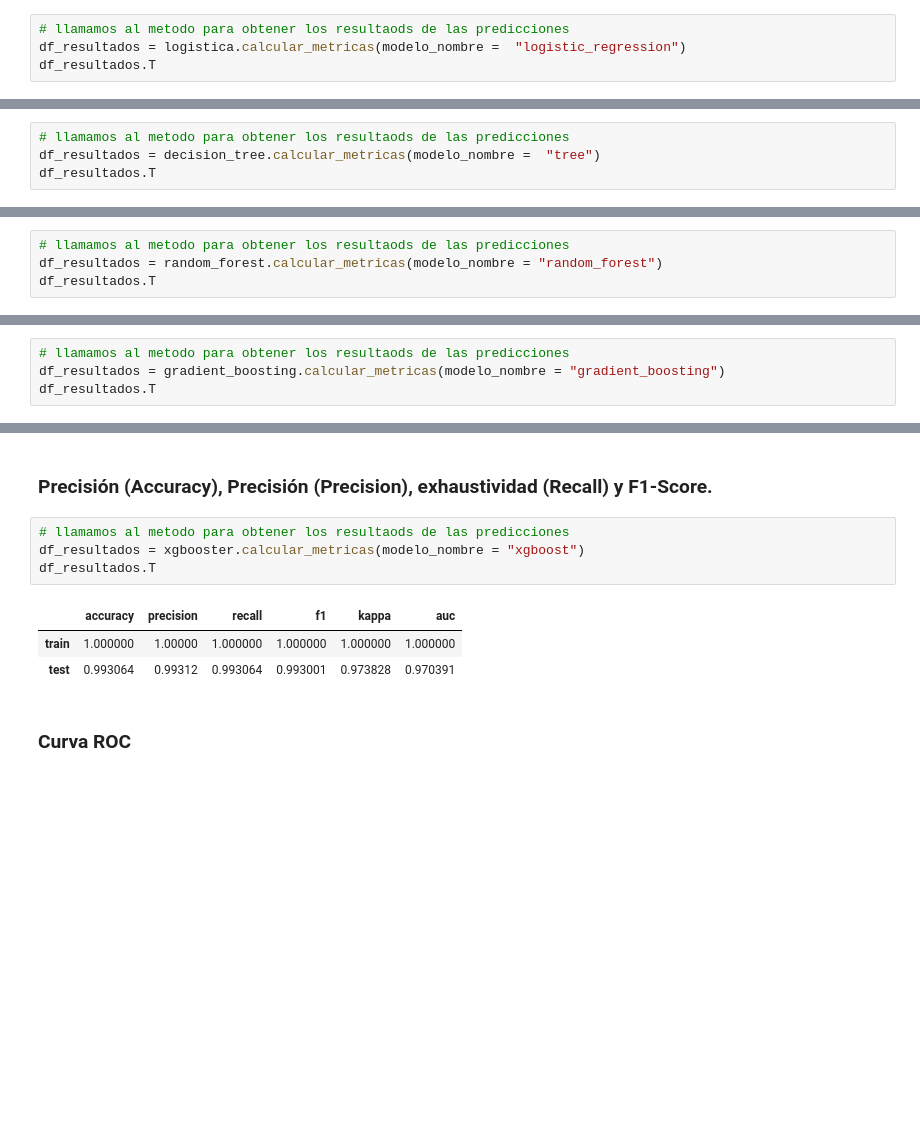
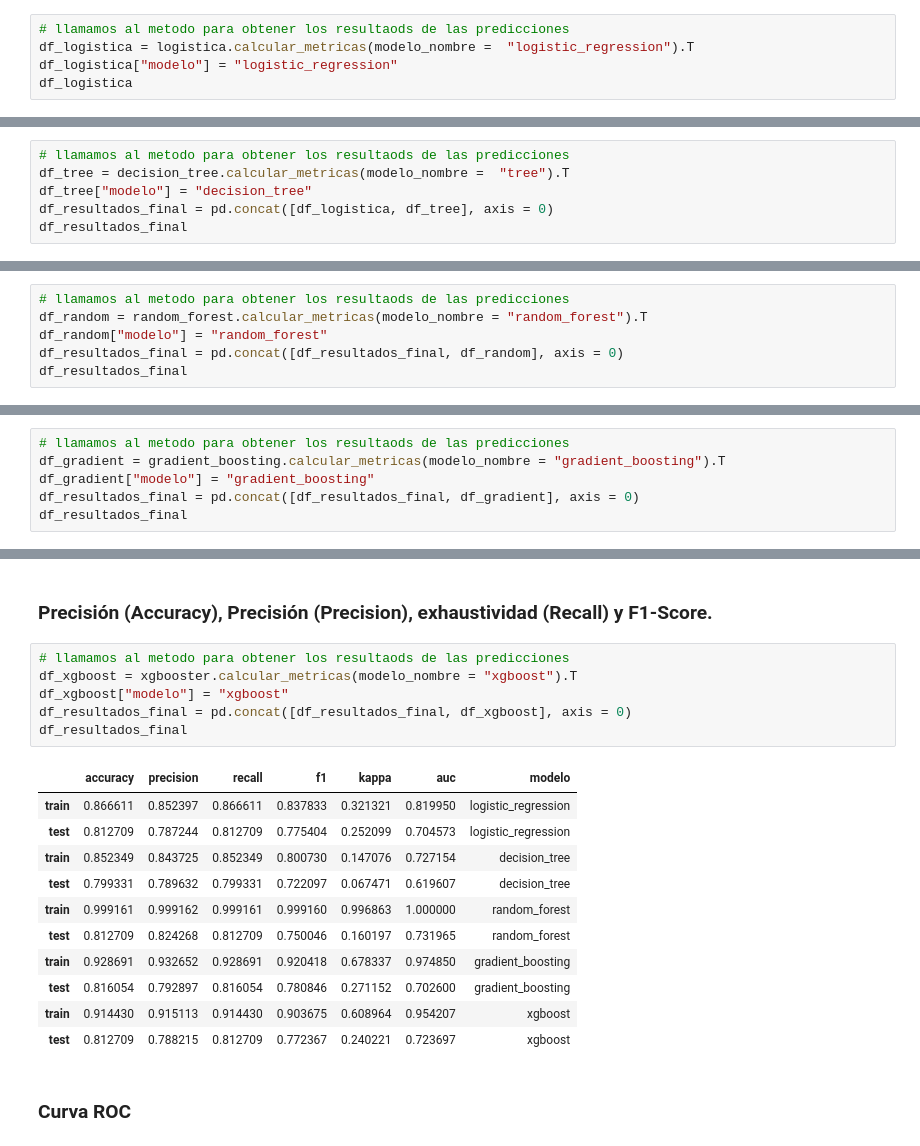
Before and after one commit to apelsito/Proyecto8-Clasificacion, a Jupyter notebook: jupyter_notebooks/Modelo 2/08_modelos.ipynb, the cells around one changed output, grey strips where cells are left out. Saved outputs shown, nothing was run; the diff lists cells and outputs as text; blank space fills up the shorter version.

Commit message:
Modelo 3 start

```diff
--- a/jupyter_notebooks/Modelo 2/08_modelos.ipynb
+++ b/jupyter_notebooks/Modelo 2/08_modelos.ipynb
@@ -65,6 +71,7 @@ logistica.plot_matriz_confusion("logistic_regression",invertir=False,labels=True
 ### Precisión (Accuracy), Precisión (Precision), exhaustividad (Recall) y F1-Score.
 # %%
 # llamamos al metodo para obtener los resultaods de las predicciones
-df_resultados = logistica.calcular_metricas(modelo_nombre =  "logistic_regression")
-df_resultados.T
+df_logistica = logistica.calcular_metricas(modelo_nombre =  "logistic_regression").T
+df_logistica["modelo"] = "logistic_regression"
+df_logistica
 # %% [output]
@@ -119,6 +132,8 @@ decision_tree.plot_matriz_confusion("tree",invertir=False,labels=True,label0="No
 ### Precisión (Accuracy), Precisión (Precision), exhaustividad (Recall) y F1-Score.
 # %%
 # llamamos al metodo para obtener los resultaods de las predicciones
-df_resultados = decision_tree.calcular_metricas(modelo_nombre =  "tree")
-df_resultados.T
+df_tree = decision_tree.calcular_metricas(modelo_nombre =  "tree").T
+df_tree["modelo"] = "decision_tree"
+df_resultados_final = pd.concat([df_logistica, df_tree], axis = 0)
+df_resultados_final
 # %% [output]
@@ -175,6 +198,8 @@ random_forest.plot_matriz_confusion("random_forest",invertir=False,labels=True,l
 ### Precisión (Accuracy), Precisión (Precision), exhaustividad (Recall) y F1-Score.
 # %%
 # llamamos al metodo para obtener los resultaods de las predicciones
-df_resultados = random_forest.calcular_metricas(modelo_nombre = "random_forest")
-df_resultados.T
+df_random = random_forest.calcular_metricas(modelo_nombre = "random_forest").T
+df_random["modelo"] = "random_forest"
+df_resultados_final = pd.concat([df_resultados_final, df_random], axis = 0)
+df_resultados_final
 # %% [output]
@@ -220,6 +267,8 @@ gradient_boosting.plot_matriz_confusion("gradient_boosting",invertir=False,label
 ### Precisión (Accuracy), Precisión (Precision), exhaustividad (Recall) y F1-Score.
 # %%
 # llamamos al metodo para obtener los resultaods de las predicciones
-df_resultados = gradient_boosting.calcular_metricas(modelo_nombre = "gradient_boosting")
-df_resultados.T
+df_gradient = gradient_boosting.calcular_metricas(modelo_nombre = "gradient_boosting").T
+df_gradient["modelo"] = "gradient_boosting"
+df_resultados_final = pd.concat([df_resultados_final, df_gradient], axis = 0)
+df_resultados_final
 # %% [output]
@@ -287,12 +348,22 @@ xgbooster.plot_matriz_confusion("xgboost",invertir=False,labels=True,label0="No"
 ### Precisión (Accuracy), Precisión (Precision), exhaustividad (Recall) y F1-Score.
 # %%
 # llamamos al metodo para obtener los resultaods de las predicciones
-df_resultados = xgbooster.calcular_metricas(modelo_nombre = "xgboost")
-df_resultados.T
+df_xgboost = xgbooster.calcular_metricas(modelo_nombre = "xgboost").T
+df_xgboost["modelo"] = "xgboost"
+df_resultados_final = pd.concat([df_resultados_final, df_xgboost], axis = 0)
+df_resultados_final
 # %% [output]
-|  | accuracy | precision | recall | f1 | kappa | auc |
-| train | 1.000000 | 1.00000 | 1.000000 | 1.000000 | 1.000000 | 1.000000 |
-| test | 0.993064 | 0.99312 | 0.993064 | 0.993001 | 0.973828 | 0.970391 |
+|  | accuracy | precision | recall | f1 | kappa | auc | modelo |
+| train | 0.866611 | 0.852397 | 0.866611 | 0.837833 | 0.321321 | 0.819950 | logistic_regression |
+| test | 0.812709 | 0.787244 | 0.812709 | 0.775404 | 0.252099 | 0.704573 | logistic_regression |
+| train | 0.852349 | 0.843725 | 0.852349 | 0.800730 | 0.147076 | 0.727154 | decision_tree |
+| test | 0.799331 | 0.789632 | 0.799331 | 0.722097 | 0.067471 | 0.619607 | decision_tree |
+| train | 0.999161 | 0.999162 | 0.999161 | 0.999160 | 0.996863 | 1.000000 | random_forest |
+| test | 0.812709 | 0.824268 | 0.812709 | 0.750046 | 0.160197 | 0.731965 | random_forest |
+| train | 0.928691 | 0.932652 | 0.928691 | 0.920418 | 0.678337 | 0.974850 | gradient_boosting |
+| test | 0.816054 | 0.792897 | 0.816054 | 0.780846 | 0.271152 | 0.702600 | gradient_boosting |
+| train | 0.914430 | 0.915113 | 0.914430 | 0.903675 | 0.608964 | 0.954207 | xgboost |
+| test | 0.812709 | 0.788215 | 0.812709 | 0.772367 | 0.240221 | 0.723697 | xgboost |
 # %% [markdown]
 ### Curva ROC
 # %%
```
Also changed, not shown: parts of 25 cells of this notebook, 6 other files.
